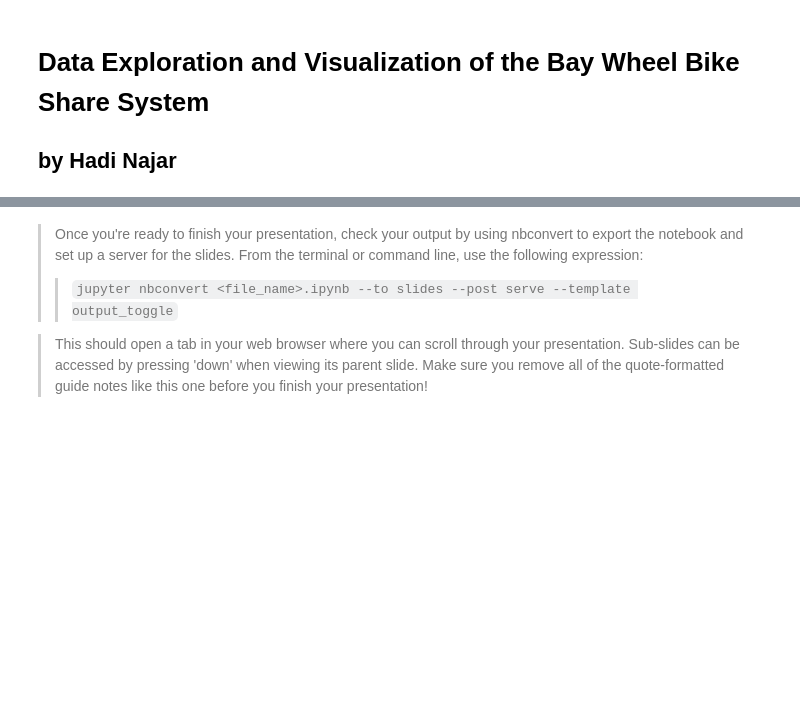
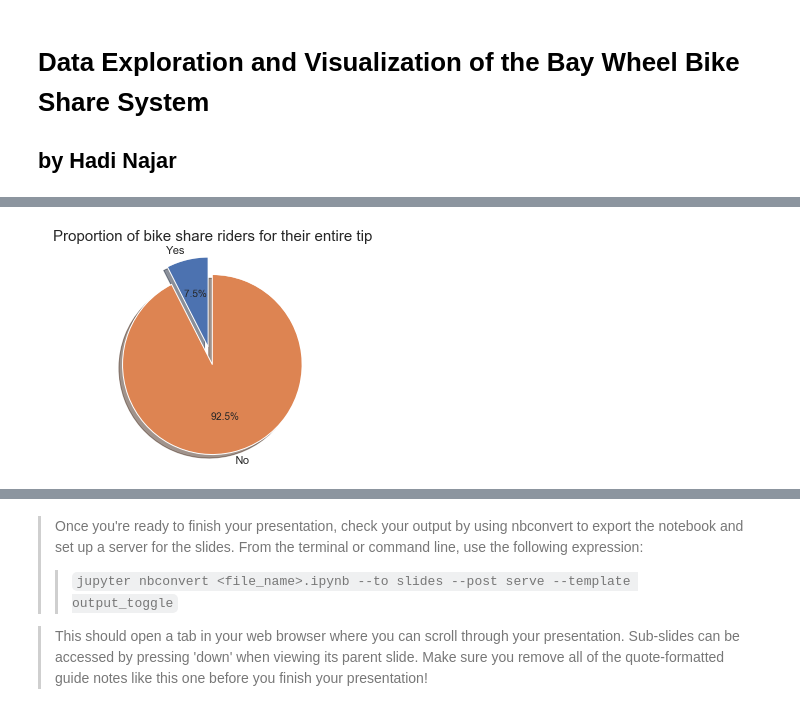
Before and after one commit to hnajar/BayWheel-Data-Analysis, a Jupyter notebook: slide_deck_Hadi.ipynb, the cells around one changed output, grey strips where cells are left out. Cells and saved outputs as stored; diff of their text form; code cells hidden in the pictures; blank space fills up the shorter version.

```diff
--- a/slide_deck_Hadi.ipynb
+++ b/slide_deck_Hadi.ipynb
@@ -213,0 +72,13 @@ g.set_xlabels('Duration [sec]').set_ylabels('Distance Traveled [m]');
+# %%
+labels = 'Yes', 'No'
+sizes = [df.query('bike_share_for_all_trip == "Yes"')['bike_share_for_all_trip'].count(), \
+         df.query('bike_share_for_all_trip == "No"')['bike_share_for_all_trip'].count()]
+explode = (0, 0.2)
+
+fig1, ax1 = plt.subplots()
+ax1.pie(sizes, explode=explode, labels=labels, autopct='%1.1f%%',
+        shadow=True, startangle=90)
+ax1.axis('equal');  # Equal aspect ratio
+plt.title('Proportion of bike share riders for their entire tip', fontsize = 15);
+# %% [output]
+[figure, added]
```
Also changed, not shown: parts of 41 cells of this notebook, 1 other file.
